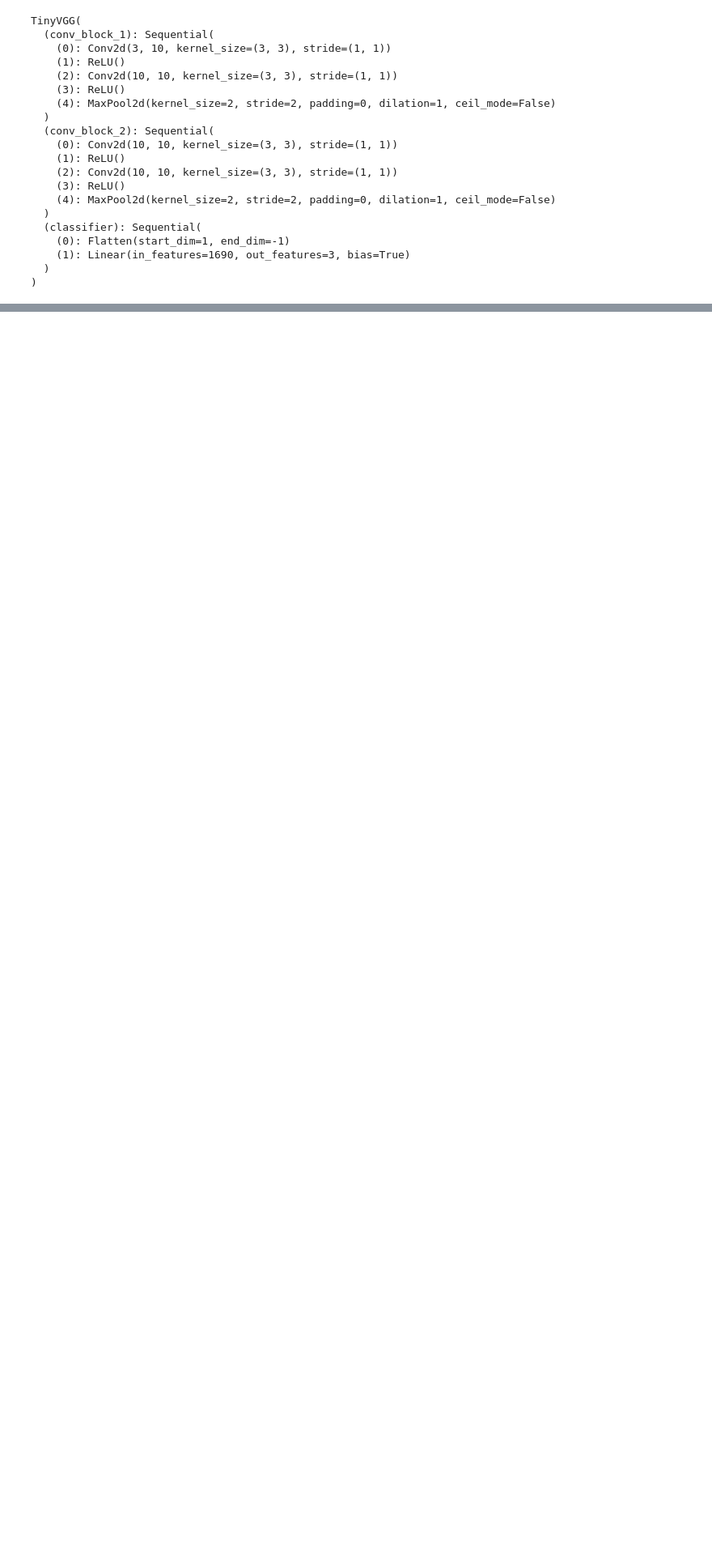
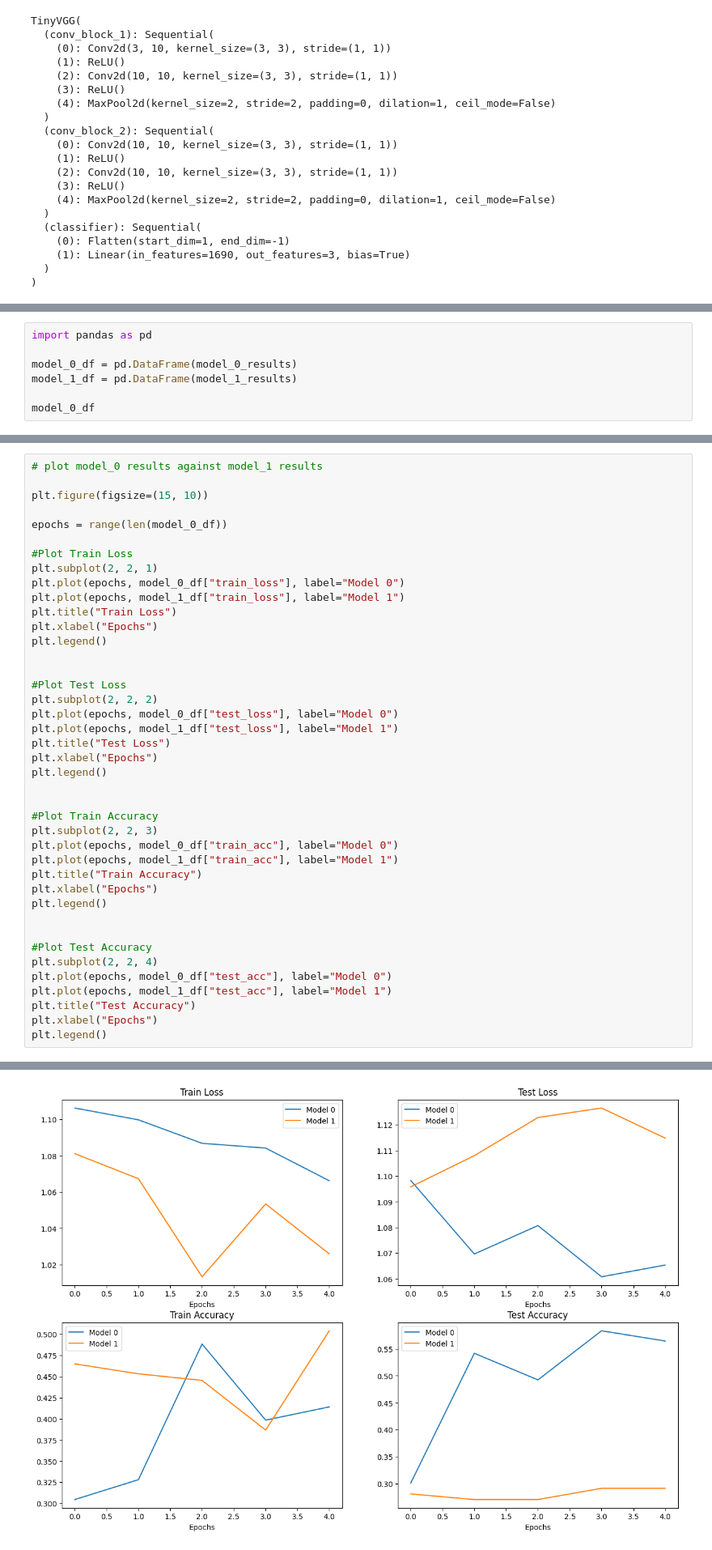
Before and after one commit to Alton01/food_classification_with_pytorch, a Jupyter notebook: 04_food_classification_pytorch.ipynb, the cells around one changed output, grey strips where cells are left out. Shown at 81% size. Drawn from its saved outputs; the diff is of its cells as text; blank space fills up the shorter version.

Commit message:
compare model_0 and model_1

```diff
--- a/04_food_classification_pytorch.ipynb
+++ b/04_food_classification_pytorch.ipynb
@@ -1008,0 +1018,7 @@ print(f"Total training time for model 1: {end_time-start_time:.3f} seconds")
+# %%
+import pandas as pd
+
+model_0_df = pd.DataFrame(model_0_results)
+model_1_df = pd.DataFrame(model_1_results)
+
+model_0_df
@@ -1008,0 +1032,42 @@ print(f"Total training time for model 1: {end_time-start_time:.3f} seconds")
+# %%
+# plot model_0 results against model_1 results
+
+plt.figure(figsize=(15, 10))
+
+epochs = range(len(model_0_df))
+
+#Plot Train Loss
+plt.subplot(2, 2, 1)
+plt.plot(epochs, model_0_df["train_loss"], label="Model 0")
+plt.plot(epochs, model_1_df["train_loss"], label="Model 1")
+plt.title("Train Loss")
+plt.xlabel("Epochs")
+plt.legend()
+
+
+#Plot Test Loss
+plt.subplot(2, 2, 2)
+plt.plot(epochs, model_0_df["test_loss"], label="Model 0")
+plt.plot(epochs, model_1_df["test_loss"], label="Model 1")
+plt.title("Test Loss")
+plt.xlabel("Epochs")
+plt.legend()
+
+
+#Plot Train Accuracy
+plt.subplot(2, 2, 3)
+plt.plot(epochs, model_0_df["train_acc"], label="Model 0")
+plt.plot(epochs, model_1_df["train_acc"], label="Model 1")
+plt.title("Train Accuracy")
+plt.xlabel("Epochs")
+plt.legend()
+
+
+#Plot Test Accuracy
+plt.subplot(2, 2, 4)
+plt.plot(epochs, model_0_df["test_acc"], label="Model 0")
+plt.plot(epochs, model_1_df["test_acc"], label="Model 1")
+plt.title("Test Accuracy")
+plt.xlabel("Epochs")
+plt.legend()
+# %% [output]
@@ -1008,0 +1075 @@ print(f"Total training time for model 1: {end_time-start_time:.3f} seconds")
+[figure, added]
```
Also changed, not shown: parts of 7 cells of this notebook.
